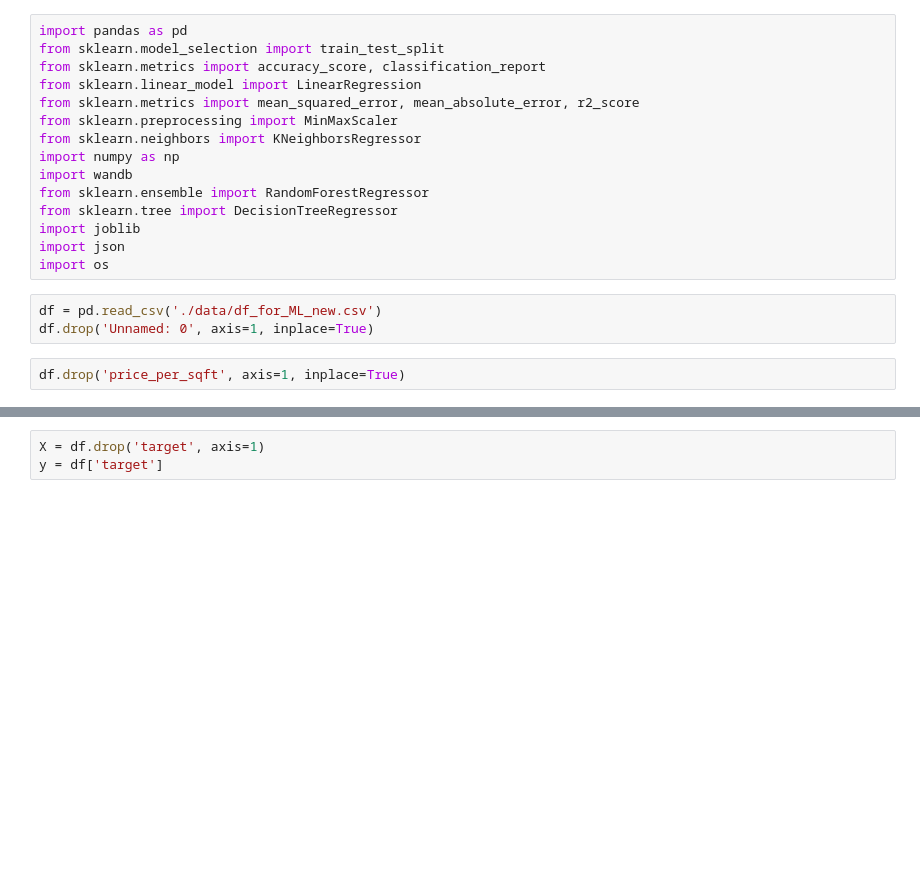
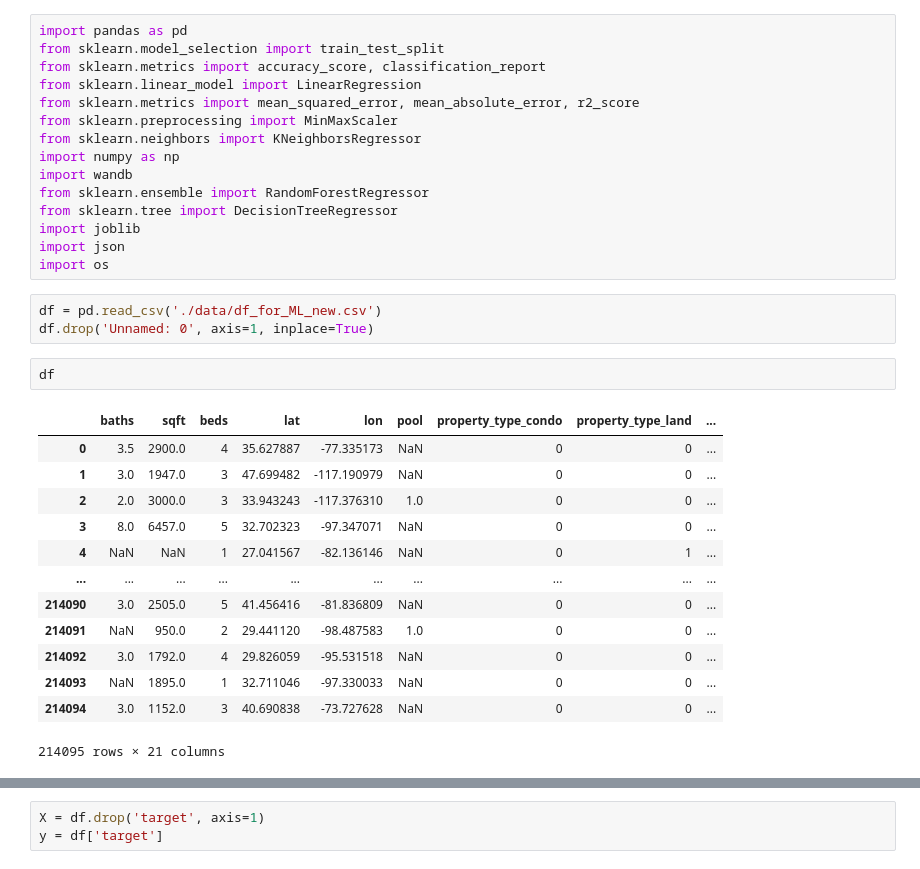
Before and after one commit to nik-gorby/diplom, a Jupyter notebook: learning.ipynb, the cells around one changed output, grey strips where cells are left out. Drawn from its saved outputs; the diff is of its cells as text; blank space fills up the shorter version.

```diff
--- a/learning.ipynb
+++ b/learning.ipynb
@@ -16,7 +16,21 @@ import os
 # %%
 df = pd.read_csv('./data/df_for_ML_new.csv')
 df.drop('Unnamed: 0', axis=1, inplace=True)
-# %%
-df.drop('price_per_sqft', axis=1, inplace=True)
+# %%
+df
+# %% [output]
+|  | baths | sqft | beds | lat | lon | pool | property_type_condo | property_type_land | ... |
+| 0 | 3.5 | 2900.0 | 4 | 35.627887 | -77.335173 | NaN | 0 | 0 | ... |
+| 1 | 3.0 | 1947.0 | 3 | 47.699482 | -117.190979 | NaN | 0 | 0 | ... |
+| 2 | 2.0 | 3000.0 | 3 | 33.943243 | -117.376310 | 1.0 | 0 | 0 | ... |
+| 3 | 8.0 | 6457.0 | 5 | 32.702323 | -97.347071 | NaN | 0 | 0 | ... |
+| 4 | NaN | NaN | 1 | 27.041567 | -82.136146 | NaN | 0 | 1 | ... |
+| ... | ... | ... | ... | ... | ... | ... | ... | ... | ... |
+| 214090 | 3.0 | 2505.0 | 5 | 41.456416 | -81.836809 | NaN | 0 | 0 | ... |
+| 214091 | NaN | 950.0 | 2 | 29.441120 | -98.487583 | 1.0 | 0 | 0 | ... |
+| 214092 | 3.0 | 1792.0 | 4 | 29.826059 | -95.531518 | NaN | 0 | 0 | ... |
+| 214093 | NaN | 1895.0 | 1 | 32.711046 | -97.330033 | NaN | 0 | 0 | ... |
+| 214094 | 3.0 | 1152.0 | 3 | 40.690838 | -73.727628 | NaN | 0 | 0 | ... |
+214095 rows × 21 columns
 # %%
 # df['year_built'].fillna(-1, inplace=True)
```
Also changed, not shown: parts of 7 cells of this notebook, 4 other files.
